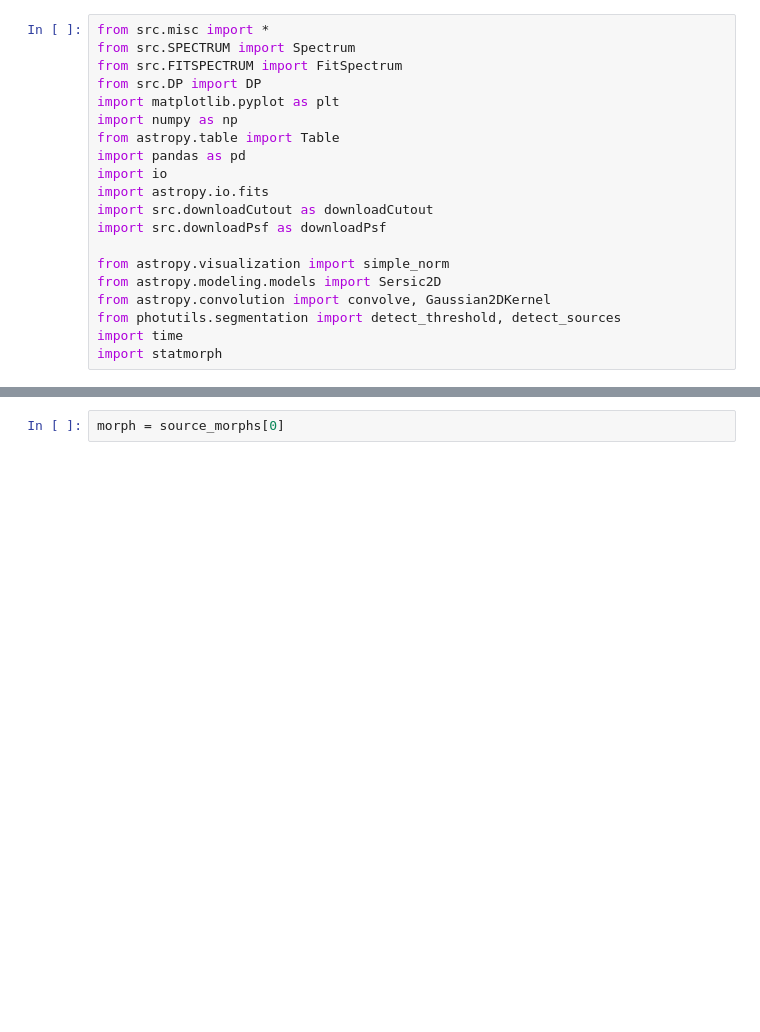
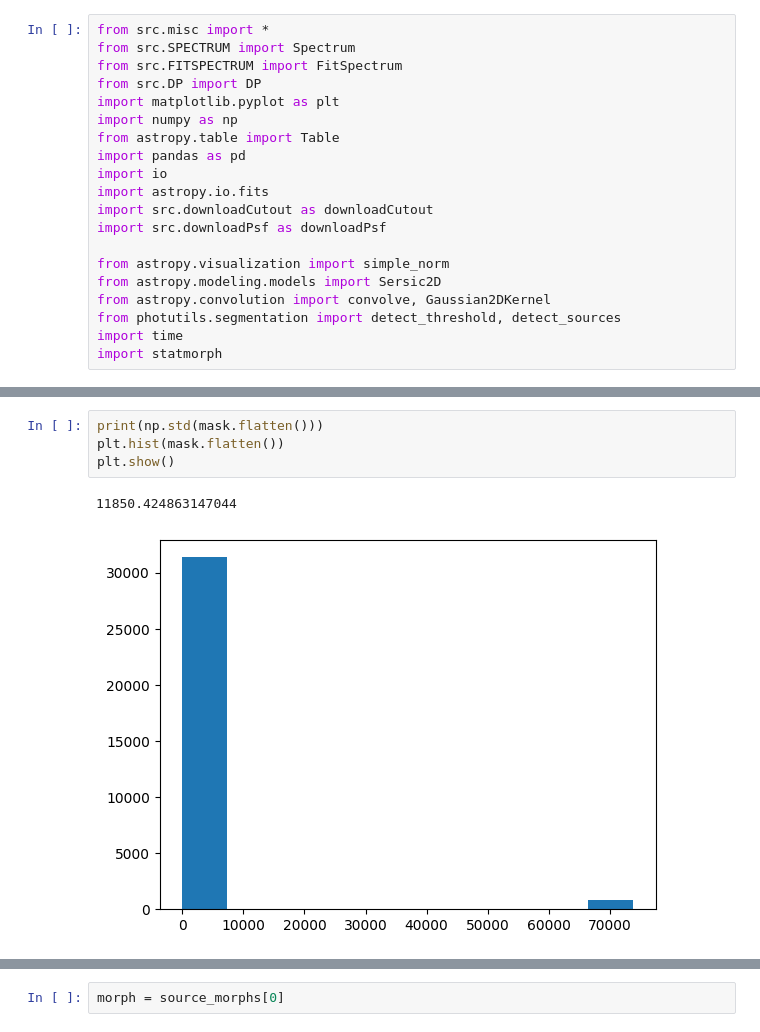
Before and after one commit to hyp0515/searching_inflow, a Jupyter notebook: morph_hsc.ipynb, the cells around one changed output, grey strips where cells are left out. Saved outputs shown, nothing was run; the diff lists cells and outputs as text; blank space fills up the shorter version.

```diff
--- a/morph_hsc.ipynb
+++ b/morph_hsc.ipynb
@@ -66,3 +71,10 @@ No.    Name      Ver    Type      Cards   Dimensions   Format
+# %%
+print(np.std(mask.flatten()))
+plt.hist(mask.flatten())
+plt.show()
+# %% [output]
+11850.424863147044
+[figure, added]
 # %%
 fig, ax = plt.subplots(1, 4, figsize=(20, 5))
 ax[0].imshow(image, cmap="gray_r", origin="lower")
```
Also changed, not shown: parts of 13 cells of this notebook, 7 other files.
